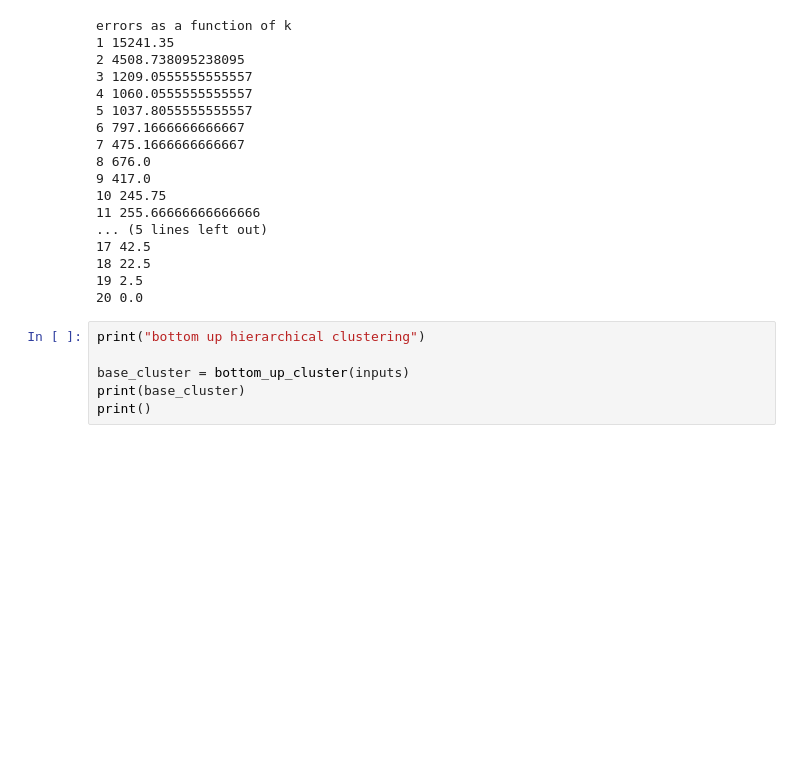
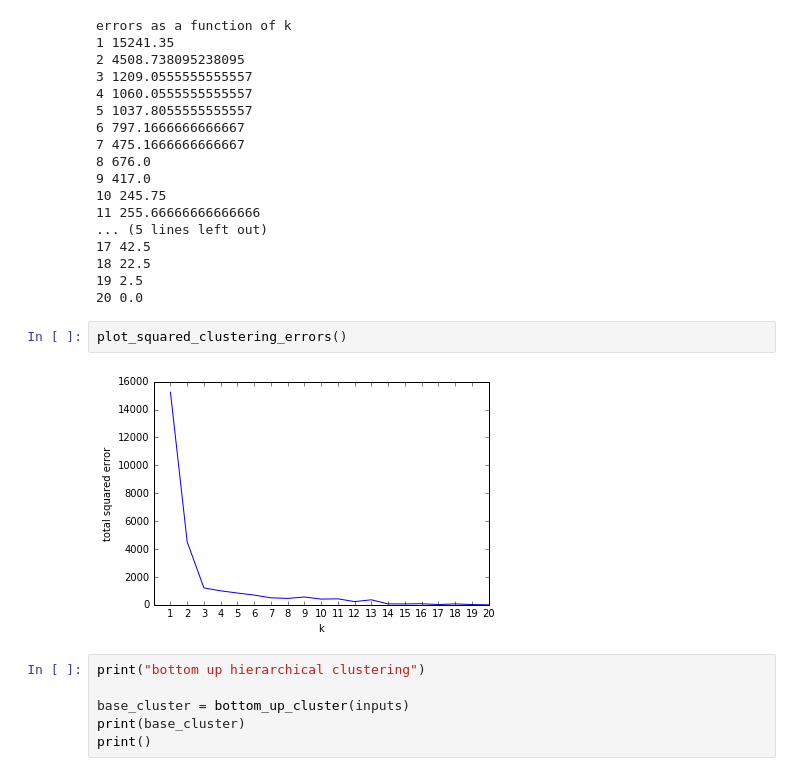
Before and after one commit to rnder/data-science-from-scratch, a Jupyter notebook: notebook/ch19_clustering.ipynb, the cells around one changed output. Cells and saved outputs as stored; diff of their text form; blank space fills up the shorter version.

Commit message:
image 추가

```diff
--- a/notebook/ch19_clustering.ipynb
+++ b/notebook/ch19_clustering.ipynb
@@ -209,6 +209,10 @@ errors as a function of k
 18 22.5
 19 2.5
 20 0.0
+# %%
+plot_squared_clustering_errors()
+# %% [output]
+[figure, added]
 # %%
 print("bottom up hierarchical clustering")
 
```
Also changed, not shown: parts of 2 cells of this notebook, 1 other file.
